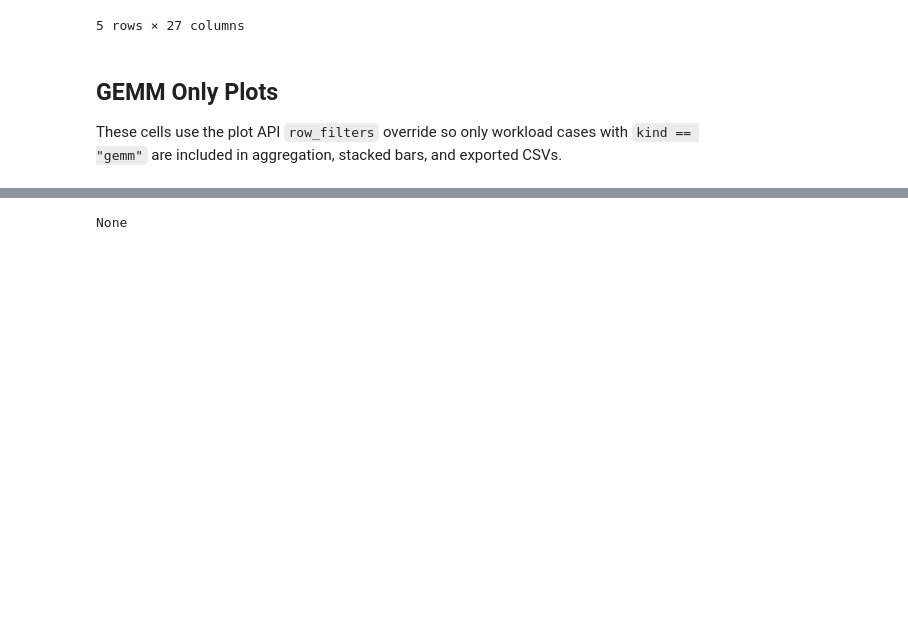
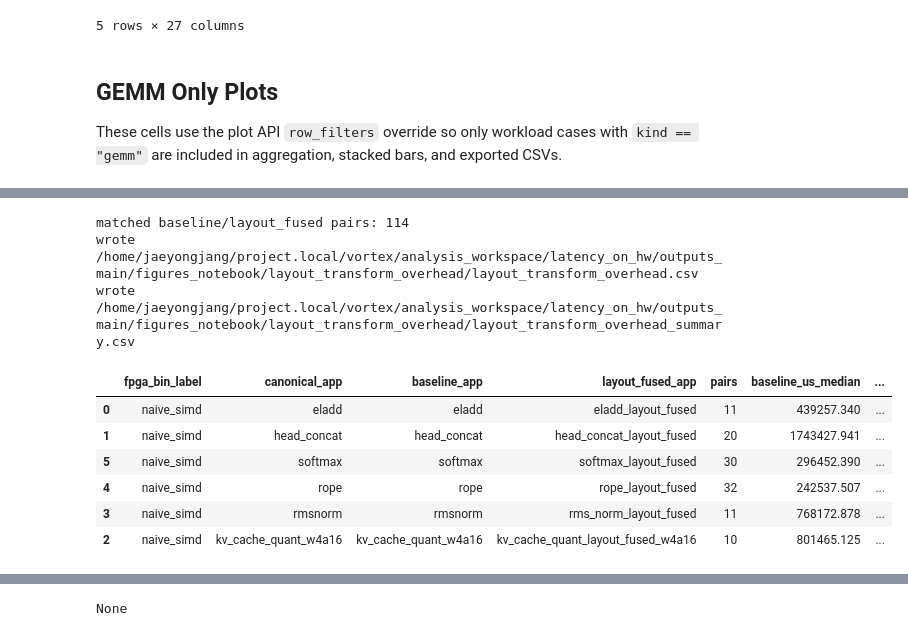
Before and after one commit to jang1664/vortex, a Jupyter notebook: analysis_workspace/latency_on_hw/plot.ipynb, the cells around one changed output, grey strips where cells are left out. Drawn from its saved outputs; the diff is of its cells as text; code cells hidden in the pictures; blank space fills up the shorter version.

```diff
--- a/analysis_workspace/latency_on_hw/plot.ipynb
+++ b/analysis_workspace/latency_on_hw/plot.ipynb
@@ -343,0 +511,24 @@ wrote /home/jaeyongjang/project.local/vortex/analysis_workspace/latency_on_hw/ou
+# %%
+layout_overhead = load_layout_overhead_rows()
+layout_overhead_summary = summarize_layout_overhead(layout_overhead)
+
+layout_overhead_csv = LAYOUT_OVERHEAD_OUT_DIR / "layout_transform_overhead.csv"
+layout_overhead_summary_csv = LAYOUT_OVERHEAD_OUT_DIR / "layout_transform_overhead_summary.csv"
+layout_overhead.to_csv(layout_overhead_csv, index=False)
+layout_overhead_summary.to_csv(layout_overhead_summary_csv, index=False)
+
+print(f"matched baseline/layout_fused pairs: {len(layout_overhead)}")
+print(f"wrote {layout_overhead_csv}")
+print(f"wrote {layout_overhead_summary_csv}")
+display(layout_overhead_summary)
+# %% [output]
+matched baseline/layout_fused pairs: 114
+wrote /home/jaeyongjang/project.local/vortex/analysis_workspace/latency_on_hw/outputs_main/figures_notebook/layout_transform_overhead/layout_transform_overhead.csv
+wrote /home/jaeyongjang/project.local/vortex/analysis_workspace/latency_on_hw/outputs_main/figures_notebook/layout_transform_overhead/layout_transform_overhead_summary.csv
+|  | fpga_bin_label | canonical_app | baseline_app | layout_fused_app | pairs | baseline_us_median | ... |
+| 0 | naive_simd | eladd | eladd | eladd_layout_fused | 11 | 439257.340 | ... |
+| 1 | naive_simd | head_concat | head_concat | head_concat_layout_fused | 20 | 1743427.941 | ... |
+| 5 | naive_simd | softmax | softmax | softmax_layout_fused | 30 | 296452.390 | ... |
+| 4 | naive_simd | rope | rope | rope_layout_fused | 32 | 242537.507 | ... |
+| 3 | naive_simd | rmsnorm | rmsnorm | rms_norm_layout_fused | 11 | 768172.878 | ... |
+| 2 | naive_simd | kv_cache_quant_w4a16 | kv_cache_quant_w4a16 | kv_cache_quant_layout_fused_w4a16 | 10 | 801465.125 | ... |
```
Also changed, not shown: parts of 11 cells of this notebook.
